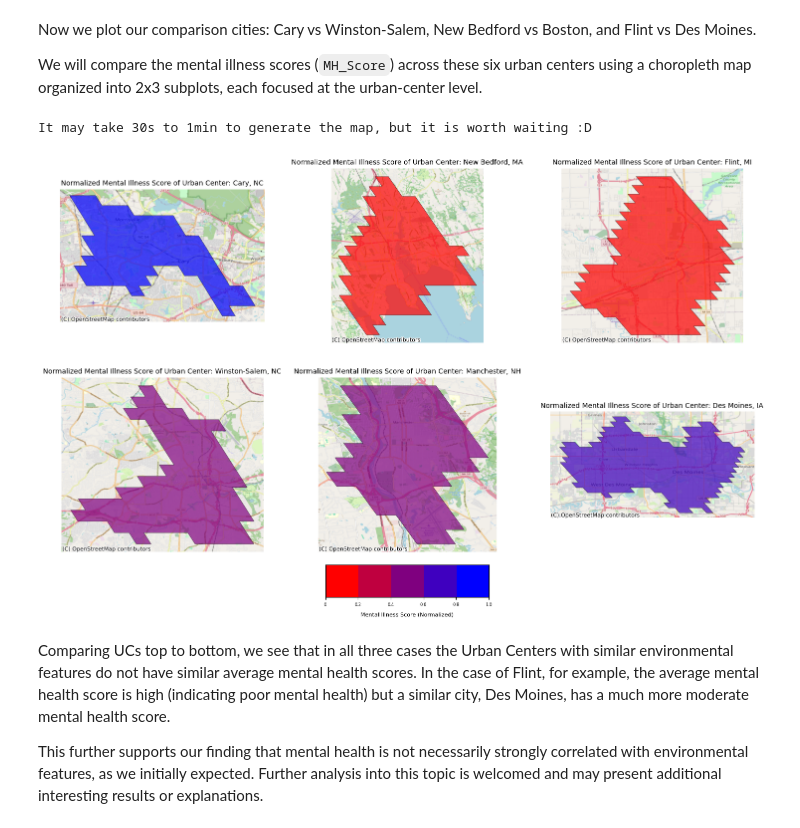
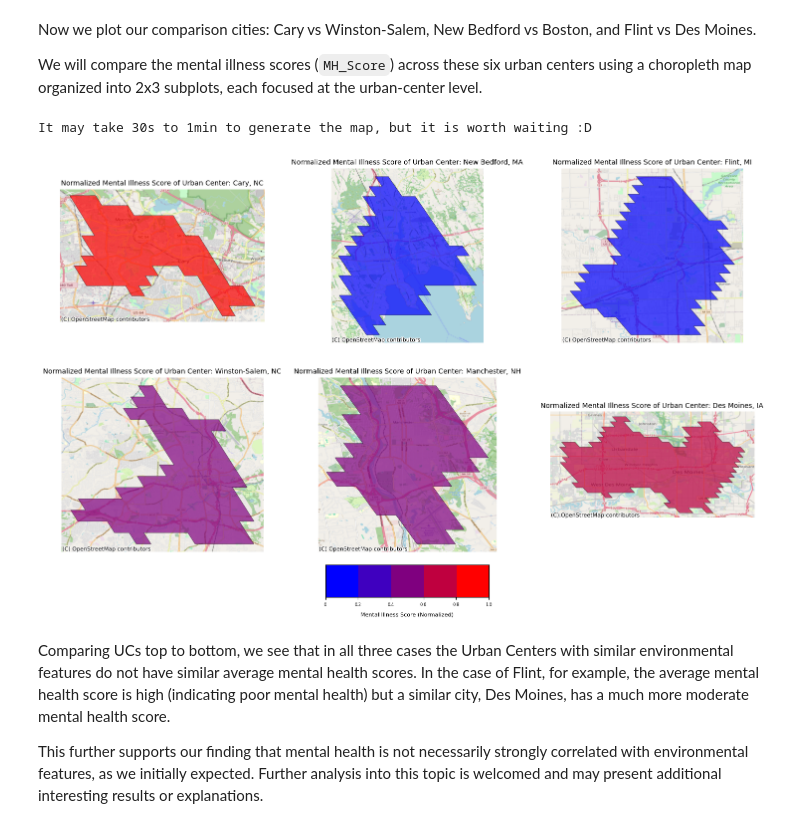
Before and after one commit to shuting2023/Natures_Rx, a Jupyter notebook: src/data_analysis.ipynb, the cells around one changed output. Cells and saved outputs as stored; diff of their text form; code cells hidden in the pictures.

```diff
--- a/src/data_analysis.ipynb
+++ b/src/data_analysis.ipynb
@@ -589,35 +589,35 @@ urban_center_lst = [
 ]
 
 # create the map with 6 urban centers
 map.one_function_monoMap_six_urban_centers(
     geo_data,
     merged_data,
     lefton="UC_Grouping",
     righton="UC_Grouping",
     env_feature="Longitude",
     other_features=["Urban Center", "State"],
     mh_feature="MH_Score",
     percentile=np.linspace(0.2, 1, 5),
-    colorlst=["#FF0000", "#0000FF"],
+    colorlst=["#0000FF","#FF0000"],
     mh_col="MH_Score",
     mh_color_02="mh_color",
     urban_center_lst=urban_center_lst,
     fig_row=2,
     fig_col=3,
     fig_size=(18, 10),
     alpha=0.7,
     filter_col="Urban Center",
     edgecolor="black",
     linewidth=0.5,
     plot_title_fontsize=10,
     legend_position=[-1.1, -1, 0.8, 0.8],
     tick_fontsize=6,
     label_fontsize=8,
     legend_title="Mental Illness Score (Normalized)",
 )
 # %% [output]
 It may take 30s to 1min to generate the map, but it is worth waiting :D
-[figure, old version]
+[figure, new version]
 # %% [markdown]
 Comparing UCs top to bottom, we see that in all three cases the Urban Centers with similar environmental features do not have similar average mental health scores. In the case of Flint, for example, the average mental health score is high (indicating poor mental health) but a similar city, Des Moines, has a much more moderate mental health score.
 
```
Also changed, not shown: parts of 6 cells of this notebook, 1 other file.
